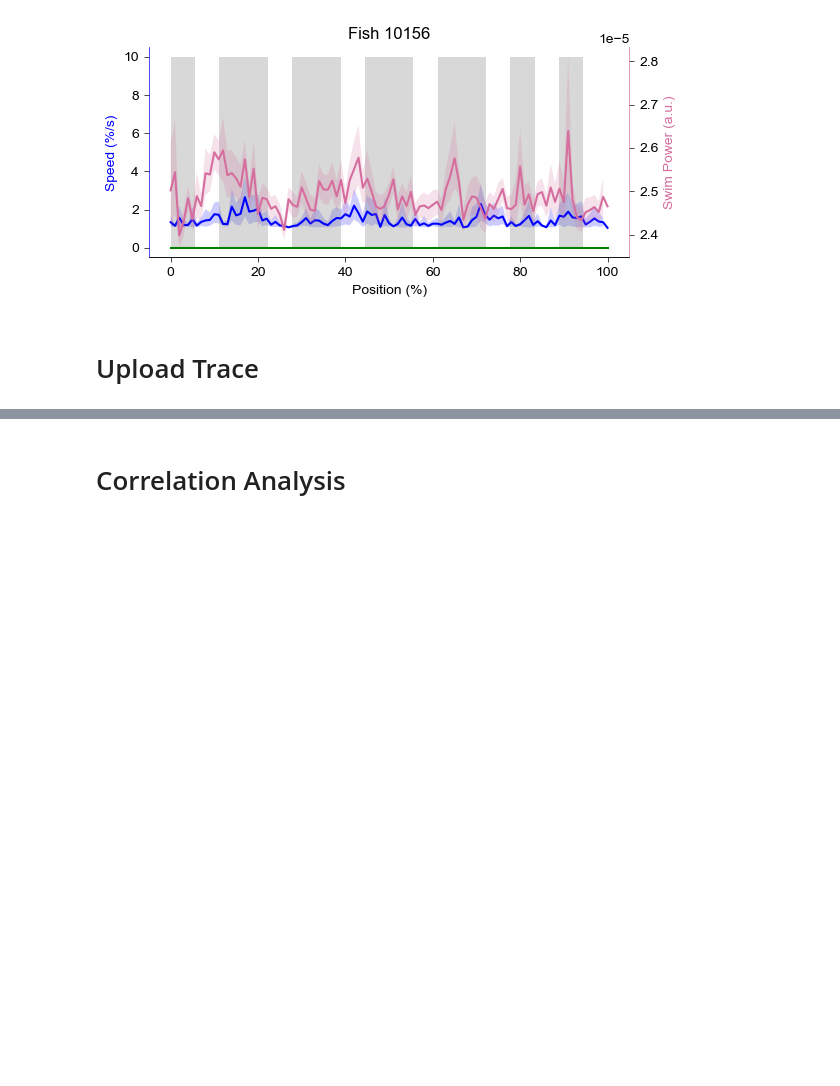
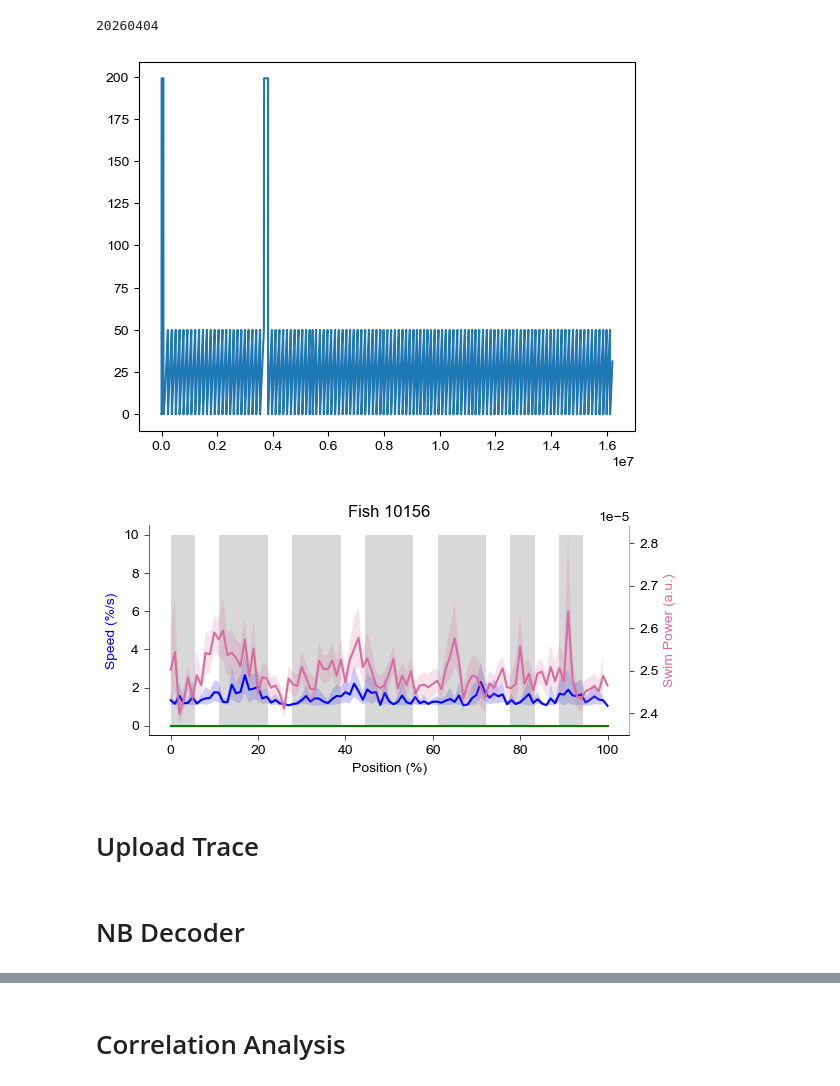
Before and after one commit to YAO-Shuyang/ZFishAnalysis, a Jupyter notebook: figure/Fig5007 - Spatial Preference - Copy.ipynb, the cells around one changed output, grey strips where cells are left out. Saved outputs shown, nothing was run; the diff lists cells and outputs as text; code cells hidden in the pictures; blank space fills up the shorter version.

```diff
--- a/figure/Fig5007 - Spatial Preference - Copy.ipynb
+++ b/figure/Fig5007 - Spatial Preference - Copy.ipynb
@@ -22,6 +21,14 @@ landmark_pos = [
     (14/18, 15/18), # Gravel
     (16/18, 17/18) # Teeth of Predators
 ]
+# %%
+path = r"D:\EnData\Light-sheet\10158\S2\res.16chFlt"
+res = import16chFlt(path)
+plt.plot(res['behav_pos_y'])
+res['Paradigm'][0]
+# %% [output]
+20260404
+[figure, added]
 # %%
 def process(res: SwimDataDict):
     init_mask = filt_init_mask(res['behav_pos_y'], res['behav_time'])
@@ -116,7 +123,7 @@ plt.tight_layout()
 plt.savefig(os.path.join(loc, f"{fish_id} [first 10 trials].svg"), dpi=300)
 plt.show()
 # %% [output]
-[figure, old version]
+[figure, new version]
 # %% [markdown]
 # Upload Trace
 # %%
@@ -124,3 +131,5 @@ path = r"D:\EnData\Light-sheet\10156"
 
 with open(os.path.join(path, "trace.pkl"), 'rb') as f:
     trace = pickle.load(f)
+# %% [markdown]
+# NB Decoder
```
Also changed, not shown: parts of 22 cells of this notebook, 5 other files.
